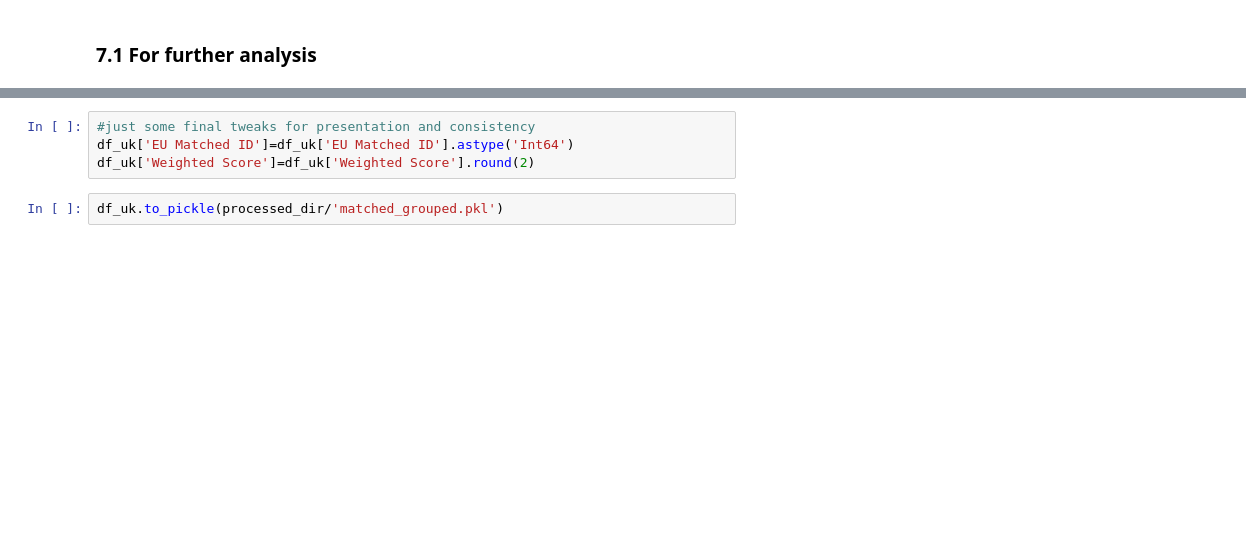
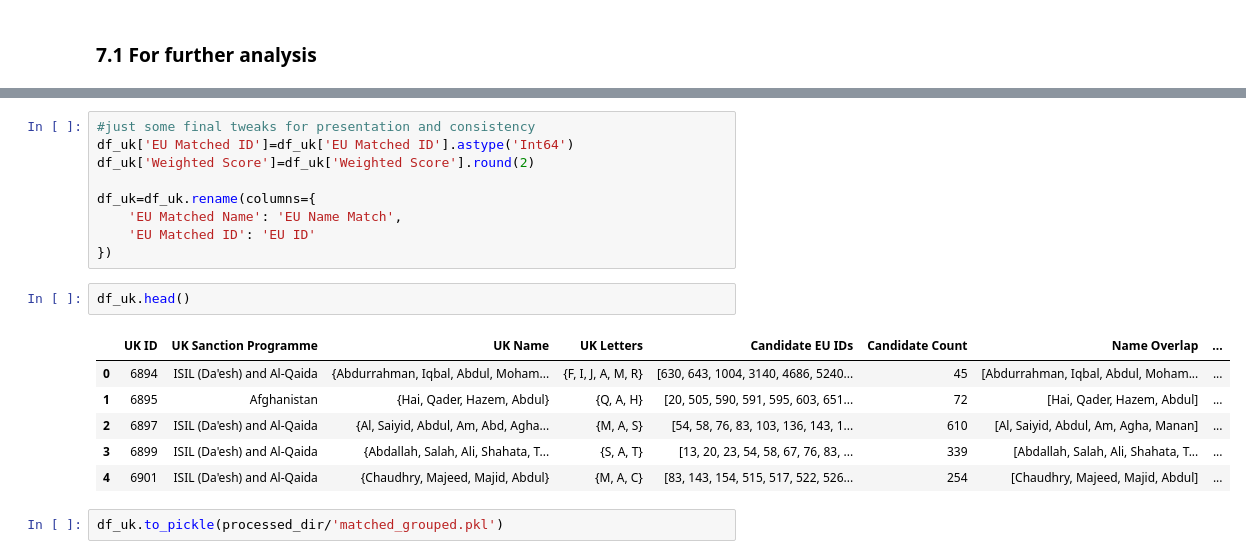
Before and after one commit to idni-tav/sanctions-name-matching, a Jupyter notebook: notebooks/matching_pipeline/04_match_names_grouped.ipynb, the cells around one changed output, grey strips where cells are left out. Saved outputs shown, nothing was run; the diff lists cells and outputs as text; blank space fills up the shorter version.

```diff
--- a/notebooks/matching_pipeline/04_match_names_grouped.ipynb
+++ b/notebooks/matching_pipeline/04_match_names_grouped.ipynb
@@ -603,6 +603,20 @@ memory usage: 426.5+ KB
 #just some final tweaks for presentation and consistency
 df_uk['EU Matched ID']=df_uk['EU Matched ID'].astype('Int64')
 df_uk['Weighted Score']=df_uk['Weighted Score'].round(2)
+
+df_uk=df_uk.rename(columns={
+    'EU Matched Name': 'EU Name Match',
+    'EU Matched ID': 'EU ID'
+})
+# %%
+df_uk.head()
+# %% [output]
+|  | UK ID | UK Sanction Programme | UK Name | UK Letters | Candidate EU IDs | Candidate Count | Name Overlap | ... |
+| 0 | 6894 | ISIL (Da'esh) and Al-Qaida | {Abdurrahman, Iqbal, Abdul, Moham... | {F, I, J, A, M, R} | [630, 643, 1004, 3140, 4686, 5240... | 45 | [Abdurrahman, Iqbal, Abdul, Moham... | ... |
+| 1 | 6895 | Afghanistan | {Hai, Qader, Hazem, Abdul} | {Q, A, H} | [20, 505, 590, 591, 595, 603, 651... | 72 | [Hai, Qader, Hazem, Abdul] | ... |
+| 2 | 6897 | ISIL (Da'esh) and Al-Qaida | {Al, Saiyid, Abdul, Am, Abd, Agha... | {M, A, S} | [54, 58, 76, 83, 103, 136, 143, 1... | 610 | [Al, Saiyid, Abdul, Am, Agha, Manan] | ... |
+| 3 | 6899 | ISIL (Da'esh) and Al-Qaida | {Abdallah, Salah, Ali, Shahata, T... | {S, A, T} | [13, 20, 23, 54, 58, 67, 76, 83, ... | 339 | [Abdallah, Salah, Ali, Shahata, T... | ... |
+| 4 | 6901 | ISIL (Da'esh) and Al-Qaida | {Chaudhry, Majeed, Majid, Abdul} | {M, A, C} | [83, 143, 154, 515, 517, 522, 526... | 254 | [Chaudhry, Majeed, Majid, Abdul] | ... |
 # %%
 df_uk.to_pickle(processed_dir/'matched_grouped.pkl')
 # %% [markdown]
```
Also changed, not shown: parts of 4 cells of this notebook, 7 other files.
